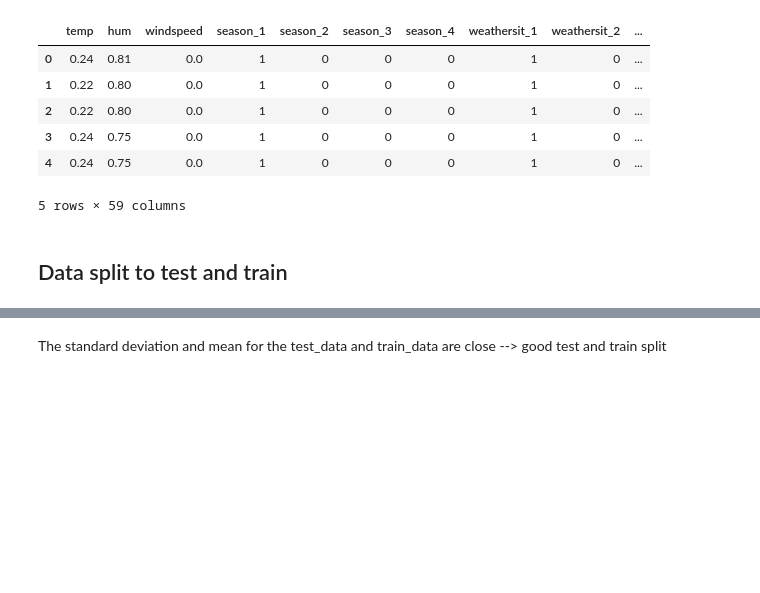
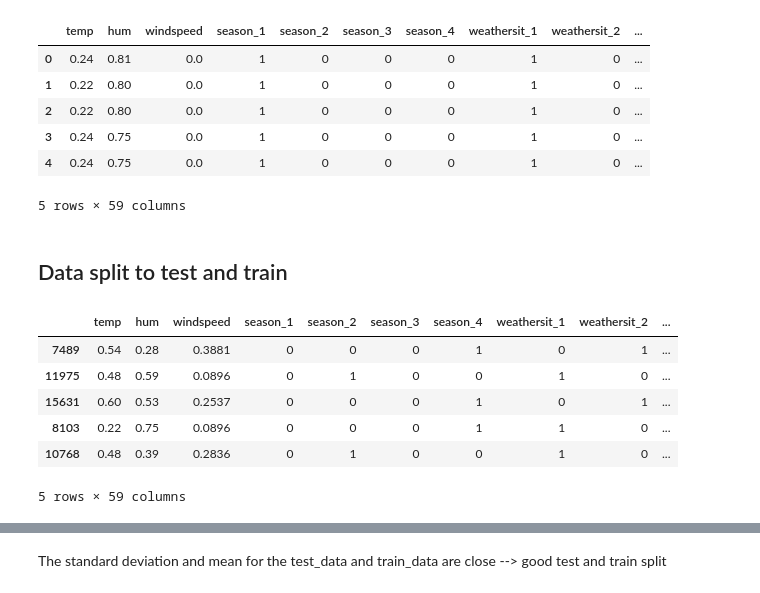
Before and after one commit to ahmedbadr97/Predicting-Bike-Sharing-Patterns, a Jupyter notebook: notebooks/bike-Sharing-patterns.ipynb, the cells around one changed output, grey strips where cells are left out. Drawn from its saved outputs; the diff is of its cells as text; code cells hidden in the pictures; blank space fills up the shorter version.

```diff
--- a/notebooks/bike-Sharing-patterns.ipynb
+++ b/notebooks/bike-Sharing-patterns.ipynb
@@ -163,6 +170,16 @@ with open("../dataset/preprocessed/col_idx_map.txt",'w') as col_idx_file:
 ## Data split to test and train
 # %%
 train_data_df,test_data_df=train_test_split(preprocessed_data_df,test_size=0.25)
+# %%
+train_data_df.head()
+# %% [output]
+|  | temp | hum | windspeed | season_1 | season_2 | season_3 | season_4 | weathersit_1 | weathersit_2 | ... |
+| 7489 | 0.54 | 0.28 | 0.3881 | 0 | 0 | 0 | 1 | 0 | 1 | ... |
+| 11975 | 0.48 | 0.59 | 0.0896 | 0 | 1 | 0 | 0 | 1 | 0 | ... |
+| 15631 | 0.60 | 0.53 | 0.2537 | 0 | 0 | 0 | 1 | 0 | 1 | ... |
+| 8103 | 0.22 | 0.75 | 0.0896 | 0 | 0 | 0 | 1 | 1 | 0 | ... |
+| 10768 | 0.48 | 0.39 | 0.2836 | 0 | 1 | 0 | 0 | 1 | 0 | ... |
+5 rows × 59 columns
 # %%
 train_data_df.describe()
 # %% [output]
```
Also changed, not shown: parts of 12 cells of this notebook, 4 other files.
